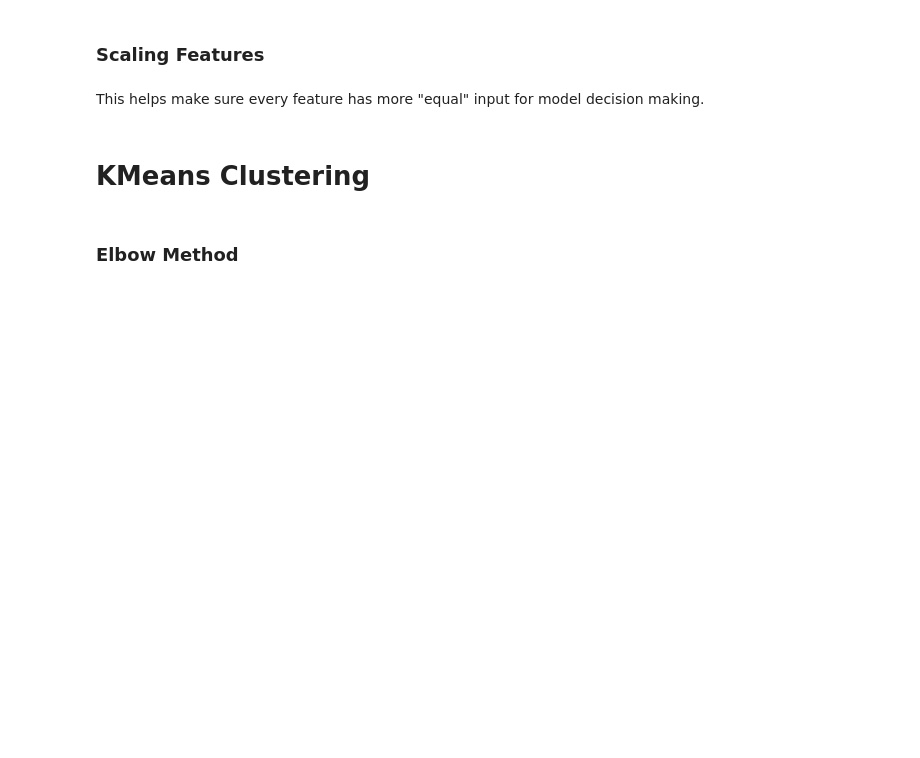
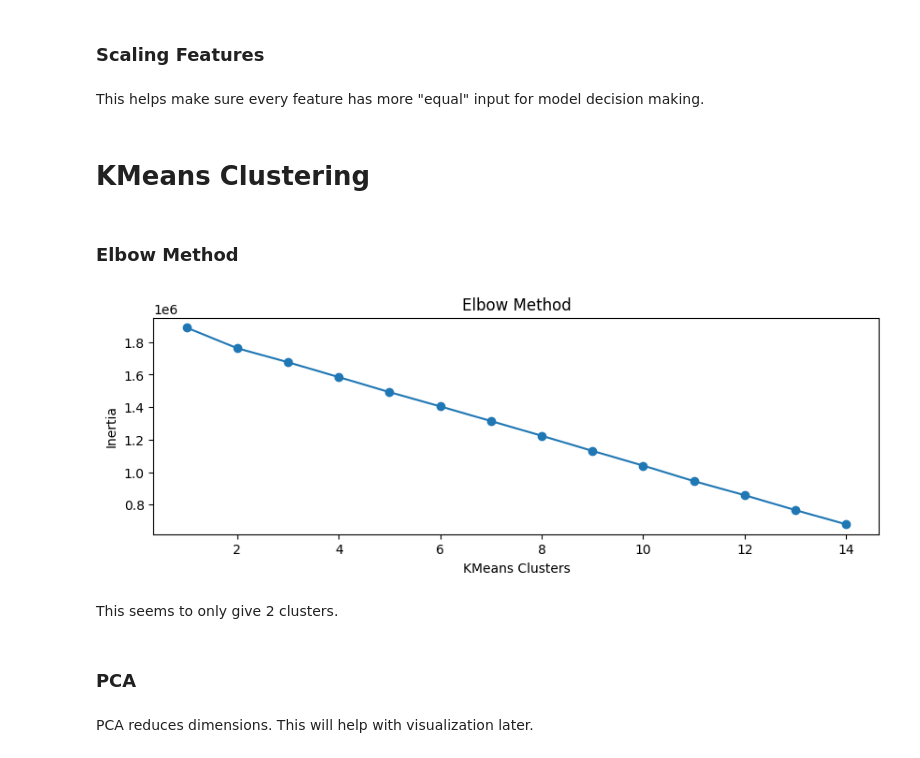
Before and after one commit to zlwym/Assignment03, a Jupyter notebook: iat461_a3_zoemann_301452821.ipynb, the cells around one changed output. Drawn from its saved outputs; the diff is of its cells as text; code cells hidden in the pictures; blank space fills up the shorter version.

```diff
--- a/iat461_a3_zoemann_301452821.ipynb
+++ b/iat461_a3_zoemann_301452821.ipynb
@@ -494,3 +513,5 @@ issued["licence_duration"] = (
+# %%
+issued["licence_duration"] = issued["licence_duration"].abs()
 # %% [markdown]
 ### Licence Revision Number
 # %%
@@ -603,3 +624,31 @@ This helps make sure every feature has more "equal" input for model decision mak
 # **KMeans Clustering**
 # %% [markdown]
 ### Elbow Method
+# %%
+inertia = []
+
+K = range(1, 15)
+
+for k in K:
+  model = KMeans(
+      n_clusters = k,
+      random_state = 42,
+      n_init = 10
+  )
+
+  model.fit(features_scaled)
+  inertia.append(model.inertia_)
+# %%
+plt.figure(figsize = (10, 3))
+
+plt.plot(K, inertia, marker = "o")
+
+plt.xlabel("KMeans Clusters")
+plt.ylabel("Inertia")
+plt.title("Elbow Method")
+
+plt.show()
+# %% [output]
+[figure, added]
+# %% [markdown]
+This seems to only give 2 clusters.
@@ -605,0 +663,2 @@ This helps make sure every feature has more "equal" input for model decision mak
+# %% [markdown]
+### PCA
@@ -605,0 +669,2 @@ This helps make sure every feature has more "equal" input for model decision mak
+# %% [markdown]
+PCA reduces dimensions. This will help with visualization later.
```
Also changed, not shown: parts of 18 cells of this notebook.
